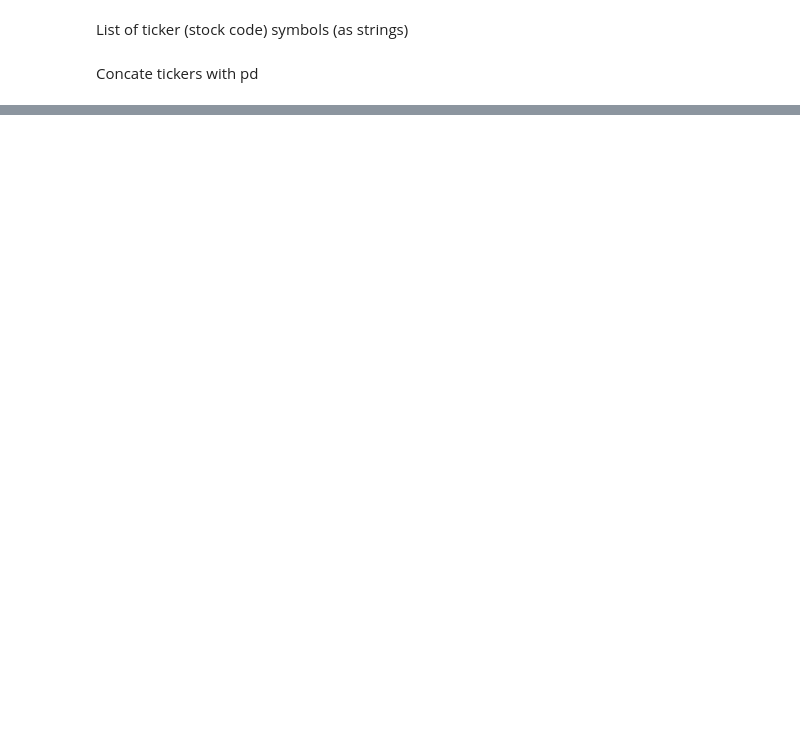
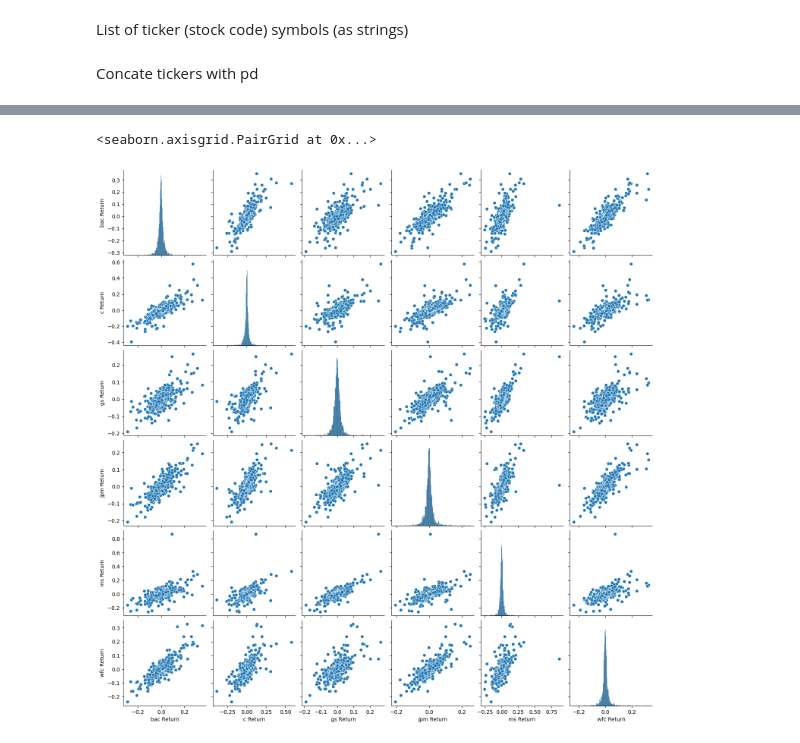
Before and after one commit to mfthrq/finance-capstone-project, a Jupyter notebook: index.ipynb, the cells around one changed output, grey strips where cells are left out. Drawn from its saved outputs; the diff is of its cells as text; code cells hidden in the pictures; blank space fills up the shorter version.

```diff
--- a/index.ipynb
+++ b/index.ipynb
@@ -120 +120,4 @@ bank_stocks.head()
 5 rows × 36 columns
+# %%
+bank_stocks.columns.names = ['Bank Stocks', 'Stock Info']
+bank_stocks.head()
@@ -120,0 +159,5 @@ bank_stocks.head()
+# %%
+returns = pd.DataFrame()
+# %%
+for tick in tickers:
+    returns[tick+ ' Return'] = bank_stocks[tick]['Close'].pct_change()
@@ -120,0 +176,5 @@ bank_stocks.head()
+# %%
+sns.pairplot(returns[1:])
+# %% [output]
+<seaborn.axisgrid.PairGrid at 0x...>
+[figure, added]
```
Also changed, not shown: parts of 14 cells of this notebook.
